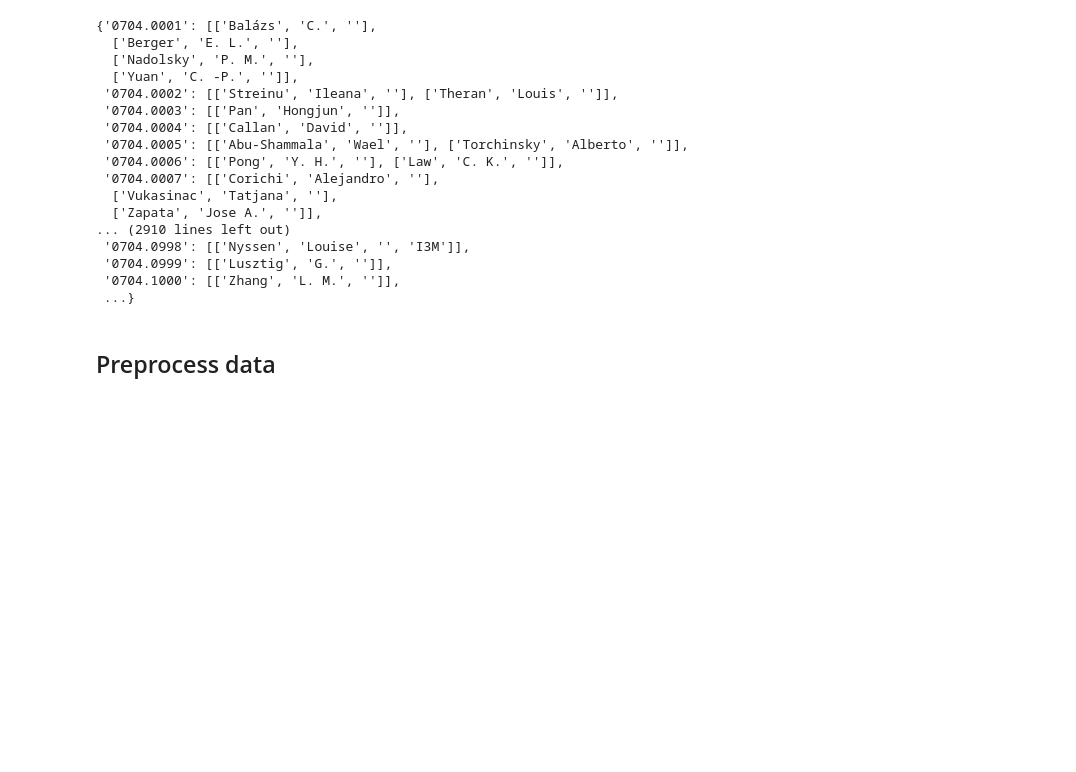
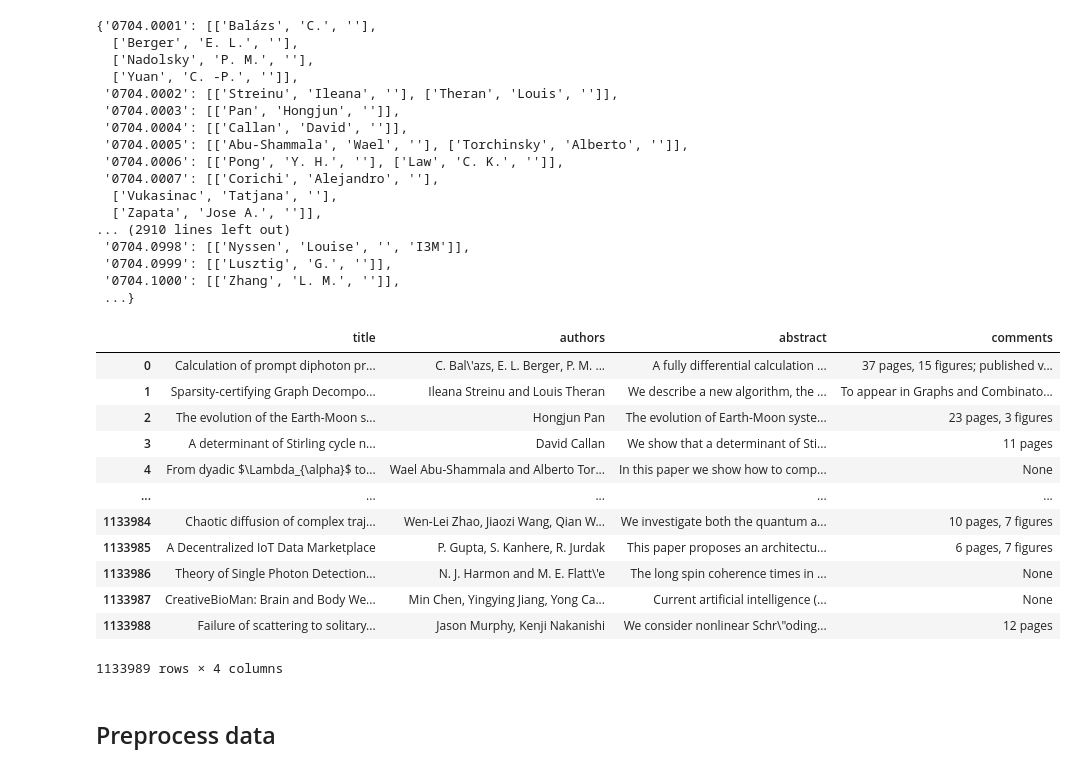
Before and after one commit to jason17h/stem-search, a Jupyter notebook: arxiv_data_exploration.ipynb, the cells around one changed output. Drawn from its saved outputs; the diff is of its cells as text; code cells hidden in the pictures; blank space fills up the shorter version.

```diff
--- a/arxiv_data_exploration.ipynb
+++ b/arxiv_data_exploration.ipynb
@@ -64,3 +64,19 @@ authors_parsed
  '0704.0999': [['Lusztig', 'G.', '']],
  '0704.1000': [['Zhang', 'L. M.', '']],
  ...}
+# %%
+df_raw.loc[:, ['title', 'authors', 'abstract', 'comments']]
+# %% [output]
+|  | title | authors | abstract | comments |
+| 0 | Calculation of prompt diphoton pr... | C. Bal\'azs, E. L. Berger, P. M. ... | A fully differential calculation ... | 37 pages, 15 figures; published v... |
+| 1 | Sparsity-certifying Graph Decompo... | Ileana Streinu and Louis Theran | We describe a new algorithm, the ... | To appear in Graphs and Combinato... |
+| 2 | The evolution of the Earth-Moon s... | Hongjun Pan | The evolution of Earth-Moon syste... | 23 pages, 3 figures |
+| 3 | A determinant of Stirling cycle n... | David Callan | We show that a determinant of Sti... | 11 pages |
+| 4 | From dyadic $\Lambda_{\alpha}$ to... | Wael Abu-Shammala and Alberto Tor... | In this paper we show how to comp... | None |
+| ... | ... | ... | ... | ... |
+| 1133984 | Chaotic diffusion of complex traj... | Wen-Lei Zhao, Jiaozi Wang, Qian W... | We investigate both the quantum a... | 10 pages, 7 figures |
+| 1133985 | A Decentralized IoT Data Marketplace | P. Gupta, S. Kanhere, R. Jurdak | This paper proposes an architectu... | 6 pages, 7 figures |
+| 1133986 | Theory of Single Photon Detection... | N. J. Harmon and M. E. Flatt\'e | The long spin coherence times in ... | None |
+| 1133987 | CreativeBioMan: Brain and Body We... | Min Chen, Yingying Jiang, Yong Ca... | Current artificial intelligence (... | None |
+| 1133988 | Failure of scattering to solitary... | Jason Murphy, Kenji Nakanishi | We consider nonlinear Schr\"oding... | 12 pages |
+1133989 rows × 4 columns
```
Also changed, not shown: parts of 9 cells of this notebook, 3 other files.
